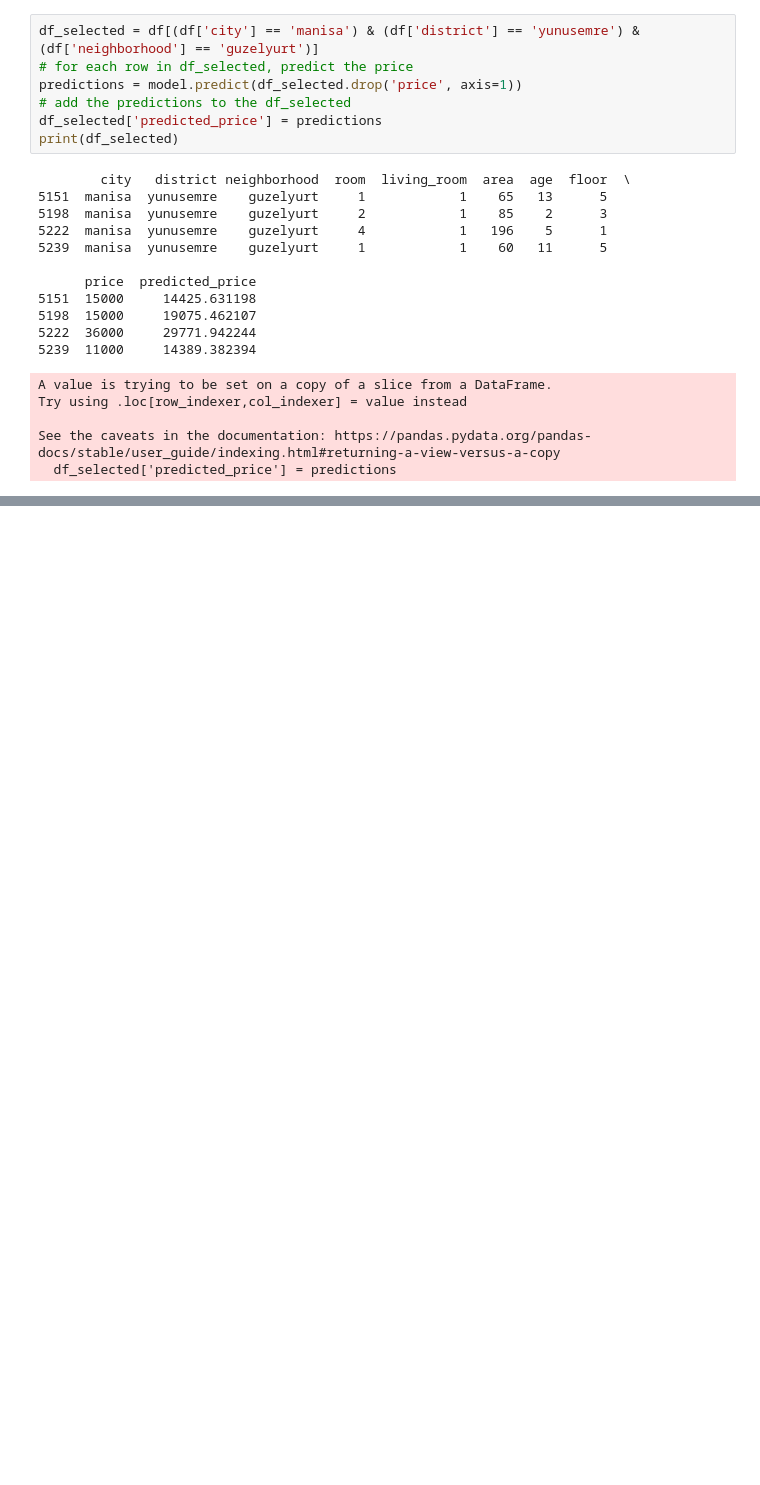
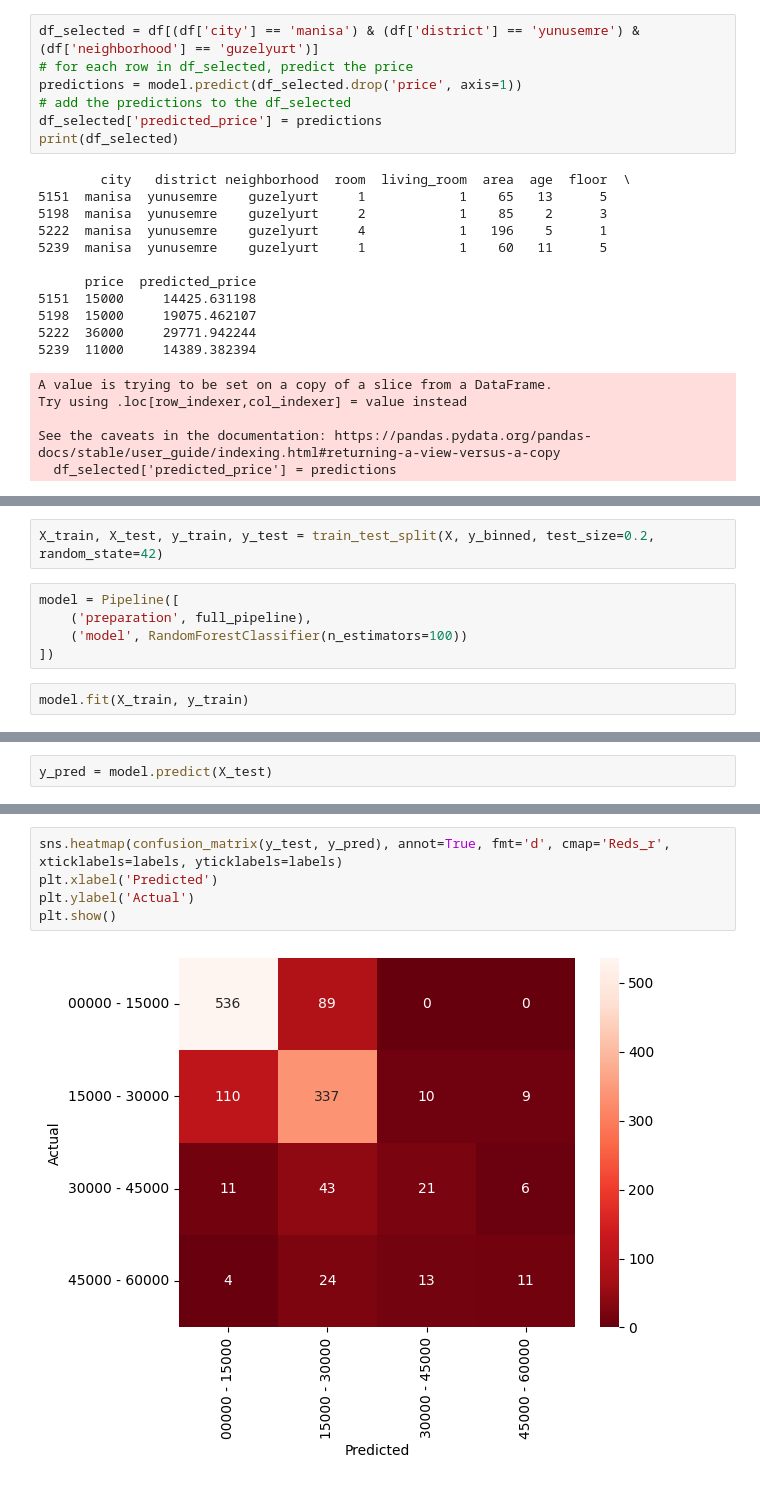
Before and after one commit to canbula/EgeEmlak, a Jupyter notebook: final.ipynb, the cells around one changed output, grey strips where cells are left out. Saved outputs shown, nothing was run; the diff lists cells and outputs as text; blank space fills up the shorter version.

```diff
--- a/final.ipynb
+++ b/final.ipynb
@@ -833,0 +926,9 @@ See the caveats in the documentation: https://pandas.pydata.org/pandas-docs/stab
+# %%
+X_train, X_test, y_train, y_test = train_test_split(X, y_binned, test_size=0.2, random_state=42)
+# %%
+model = Pipeline([
+    ('preparation', full_pipeline),
+    ('model', RandomForestClassifier(n_estimators=100))
+])
+# %%
+model.fit(X_train, y_train)
@@ -833,0 +945,2 @@ See the caveats in the documentation: https://pandas.pydata.org/pandas-docs/stab
+# %%
+y_pred = model.predict(X_test)
@@ -833,0 +956,7 @@ See the caveats in the documentation: https://pandas.pydata.org/pandas-docs/stab
+# %%
+sns.heatmap(confusion_matrix(y_test, y_pred), annot=True, fmt='d', cmap='Reds_r', xticklabels=labels, yticklabels=labels)
+plt.xlabel('Predicted')
+plt.ylabel('Actual')
+plt.show()
+# %% [output]
+[figure, added]
```
Also changed, not shown: parts of 25 cells of this notebook, 5 other files.
